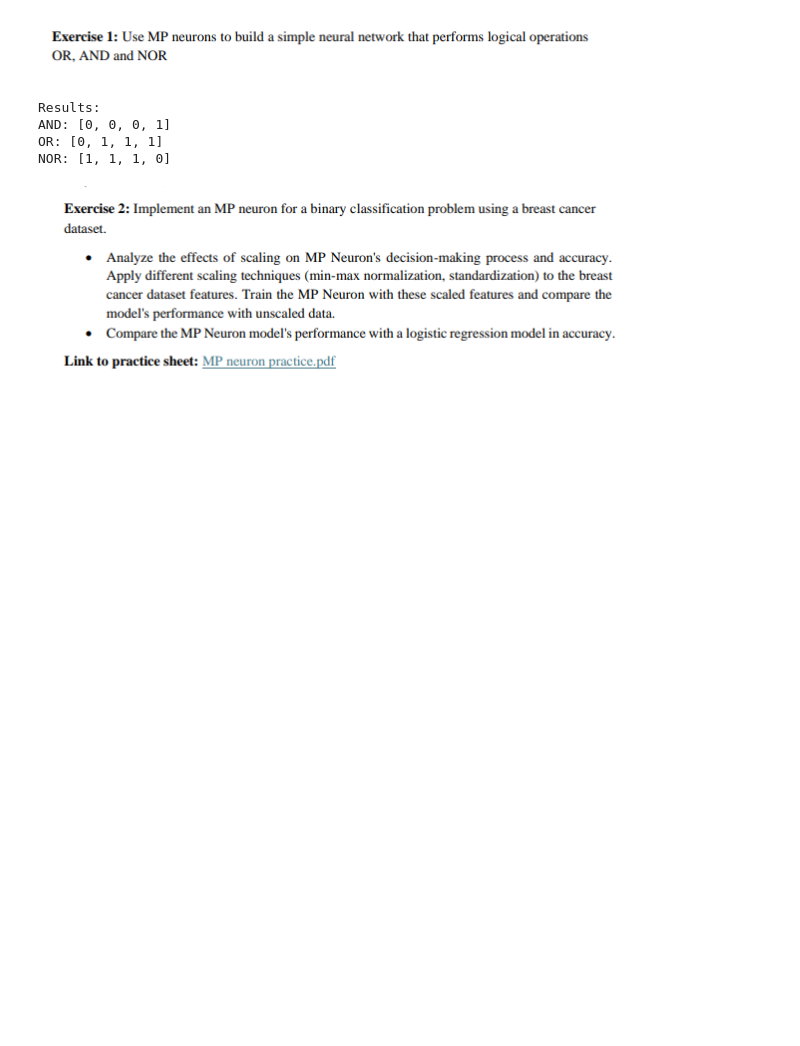
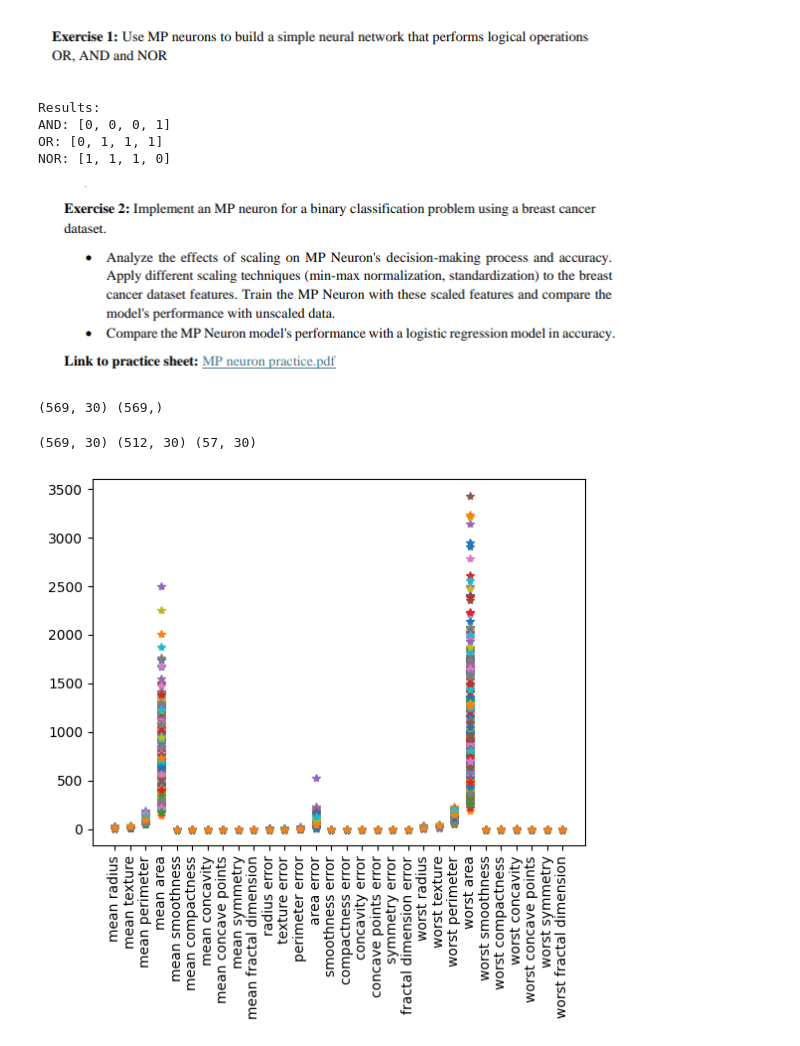
Before and after one commit to TheHuntsman4/Semester-5, a Jupyter notebook: DL/Labsheets/labsheet2/labsheet2.ipynb, the cells around one changed output. Drawn from its saved outputs; the diff is of its cells as text; code cells hidden in the pictures; blank space fills up the shorter version.

```diff
--- a/DL/Labsheets/labsheet2/labsheet2.ipynb
+++ b/DL/Labsheets/labsheet2/labsheet2.ipynb
@@ -50,3 +56,30 @@ OR: [0, 1, 1, 1]
 NOR: [1, 1, 1, 0]
 # %% [markdown]
 ![image.png](attachment:image.png)
+# %%
+from sklearn.datasets import load_breast_cancer
+
+dataset = load_breast_cancer()
+X = dataset.data
+y = dataset.target
+print(X.shape, y.shape)
+# %% [output]
+(569, 30) (569,)
+# %%
+data = pd.DataFrame(dataset.data,columns = dataset.feature_names)
+# %%
+data['class'] = dataset.target
+
+X = data.drop('class',axis=1)
+y = data['class']
+
+X_train,X_test,Y_train,Y_test = train_test_split(X,y,test_size=0.1,stratify=y);
+print(X.shape,X_train.shape,X_test.shape)
+# %% [output]
+(569, 30) (512, 30) (57, 30)
+# %%
+plt.plot(X_train.T,'*')
+plt.xticks(rotation='vertical')
+plt.show()
+# %% [output]
+[figure, added]
```
Also changed, not shown: parts of 16 cells of this notebook, 1 other file.
